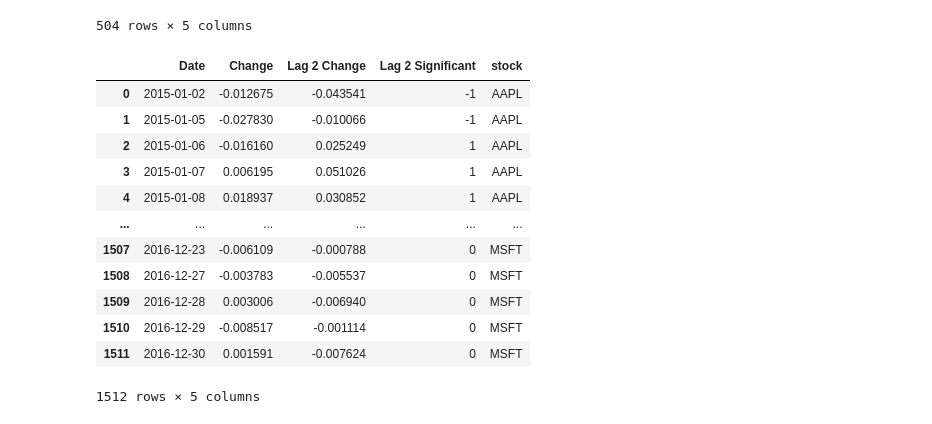
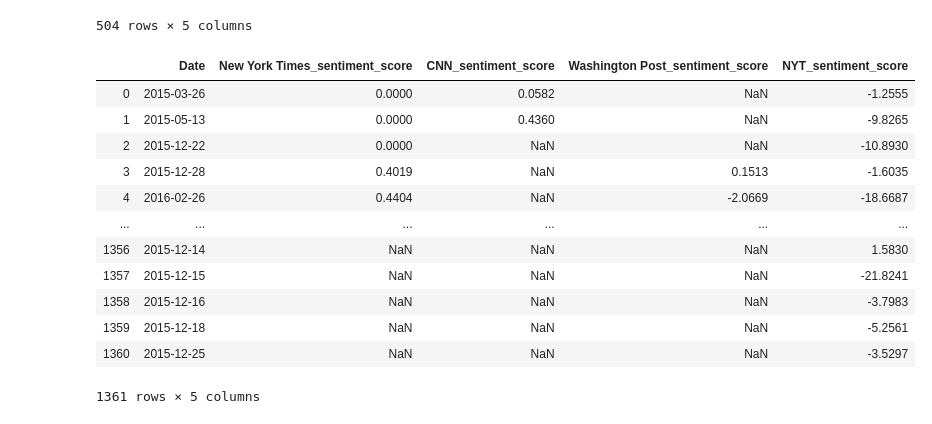
Before and after one commit to osirissc2/sentistock, a Jupyter notebook: Feature Builder.ipynb, the cells around one changed output. Drawn from its saved outputs; the diff is of its cells as text; code cells hidden in the pictures.

```diff
--- a/Feature Builder.ipynb
+++ b/Feature Builder.ipynb
@@ -7,8 +7,8 @@ news_dir = 'data/bucket/news/'
 stock_dir = 'data/out/'
 output_dir = 'data/features/'
 # %%
-influencers = ['BarackObama_sentiment','cnnbrk_sentiment', 'KimKardashian_sentiment', 'Trump_sentiment']
-sources = ['New York Times_sentiment', 'CNN_sentiment', 'Washington Post_sentiment']
+influencers = ['BarackObama_sentiment','cnnbrk_sentiment', 'KimKardashian_sentiment']
+sources = ['New York Times_sentiment', 'CNN_sentiment', 'Washington Post_sentiment', 'NYT_ALL_sentiment']
 indices = ['VIX_Predict', 'SPY_Predict']
 stocks = ['AAPL_Predict', 'GOOG_Predict','MSFT_Predict']
 # %%
@@ -81,22 +81,22 @@ df_news = reduce(lambda  left,right: pd.merge(left,right,on=['Date'],
                                             how='outer'), dfs_news)
 # %%
 df_stock = pd.concat(dfs_stock, ignore_index=True)
-# %%
-df_stock
-# %% [output]
-|  | Date | Change | Lag 2 Change | Lag 2 Significant | stock |
-| 0 | 2015-01-02 | -0.012675 | -0.043541 | -1 | AAPL |
-| 1 | 2015-01-05 | -0.027830 | -0.010066 | -1 | AAPL |
-| 2 | 2015-01-06 | -0.016160 | 0.025249 | 1 | AAPL |
-| 3 | 2015-01-07 | 0.006195 | 0.051026 | 1 | AAPL |
-| 4 | 2015-01-08 | 0.018937 | 0.030852 | 1 | AAPL |
-| ... | ... | ... | ... | ... | ... |
-| 1507 | 2016-12-23 | -0.006109 | -0.000788 | 0 | MSFT |
-| 1508 | 2016-12-27 | -0.003783 | -0.005537 | 0 | MSFT |
-| 1509 | 2016-12-28 | 0.003006 | -0.006940 | 0 | MSFT |
-| 1510 | 2016-12-29 | -0.008517 | -0.001114 | 0 | MSFT |
-| 1511 | 2016-12-30 | 0.001591 | -0.007624 | 0 | MSFT |
-1512 rows × 5 columns
+# %%
+df_news
+# %% [output]
+|  | Date | New York Times_sentiment_score | CNN_sentiment_score | Washington Post_sentiment_score | NYT_sentiment_score |
+| 0 | 2015-03-26 | 0.0000 | 0.0582 | NaN | -1.2555 |
+| 1 | 2015-05-13 | 0.0000 | 0.4360 | NaN | -9.8265 |
+| 2 | 2015-12-22 | 0.0000 | NaN | NaN | -10.8930 |
+| 3 | 2015-12-28 | 0.4019 | NaN | 0.1513 | -1.6035 |
+| 4 | 2016-02-26 | 0.4404 | NaN | -2.0669 | -18.6687 |
+| ... | ... | ... | ... | ... | ... |
+| 1356 | 2015-12-14 | NaN | NaN | NaN | 1.5830 |
+| 1357 | 2015-12-15 | NaN | NaN | NaN | -21.8241 |
+| 1358 | 2015-12-16 | NaN | NaN | NaN | -3.7983 |
+| 1359 | 2015-12-18 | NaN | NaN | NaN | -5.2561 |
+| 1360 | 2015-12-25 | NaN | NaN | NaN | -3.5297 |
+1361 rows × 5 columns
 # %%
 index_name = [' '+index.split('_')[0] for index in indices]
 # %%
```
Also changed, not shown: 40 other files.
